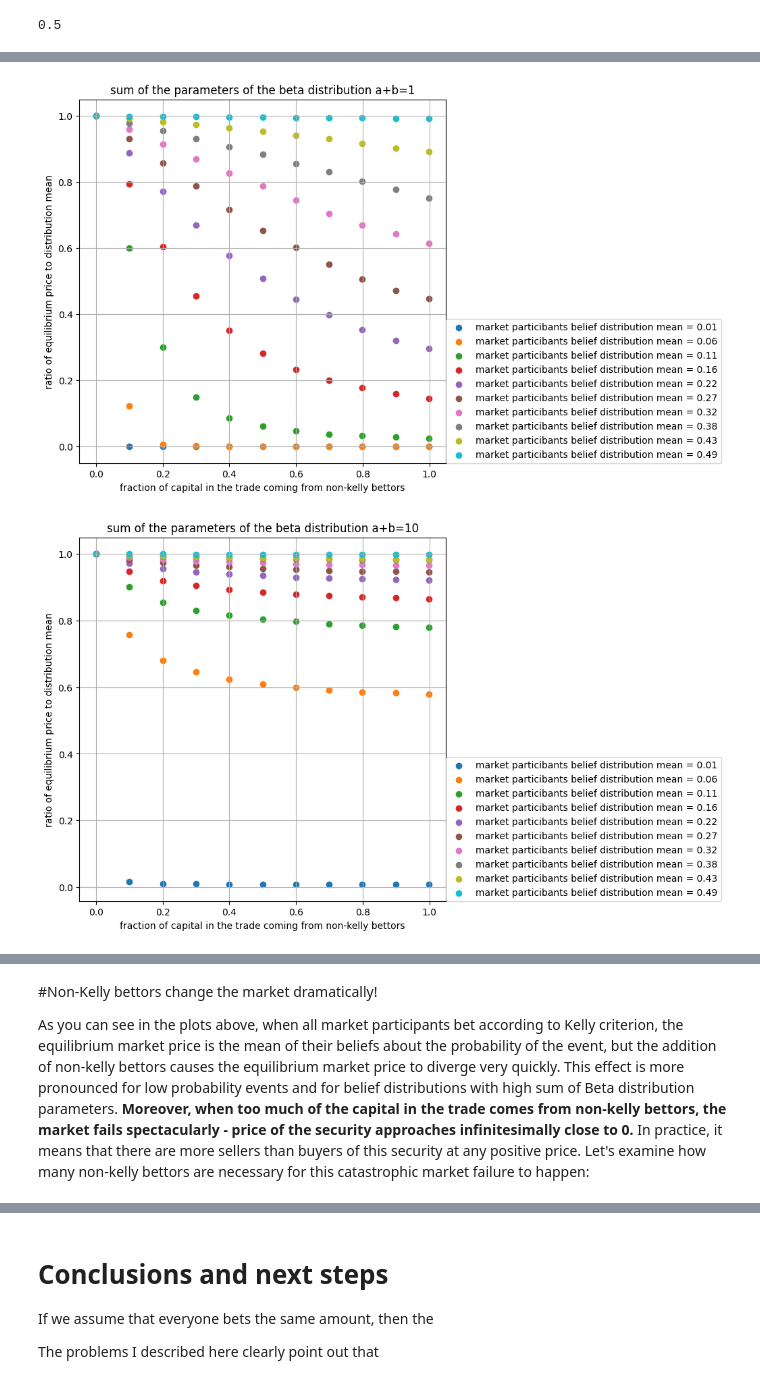
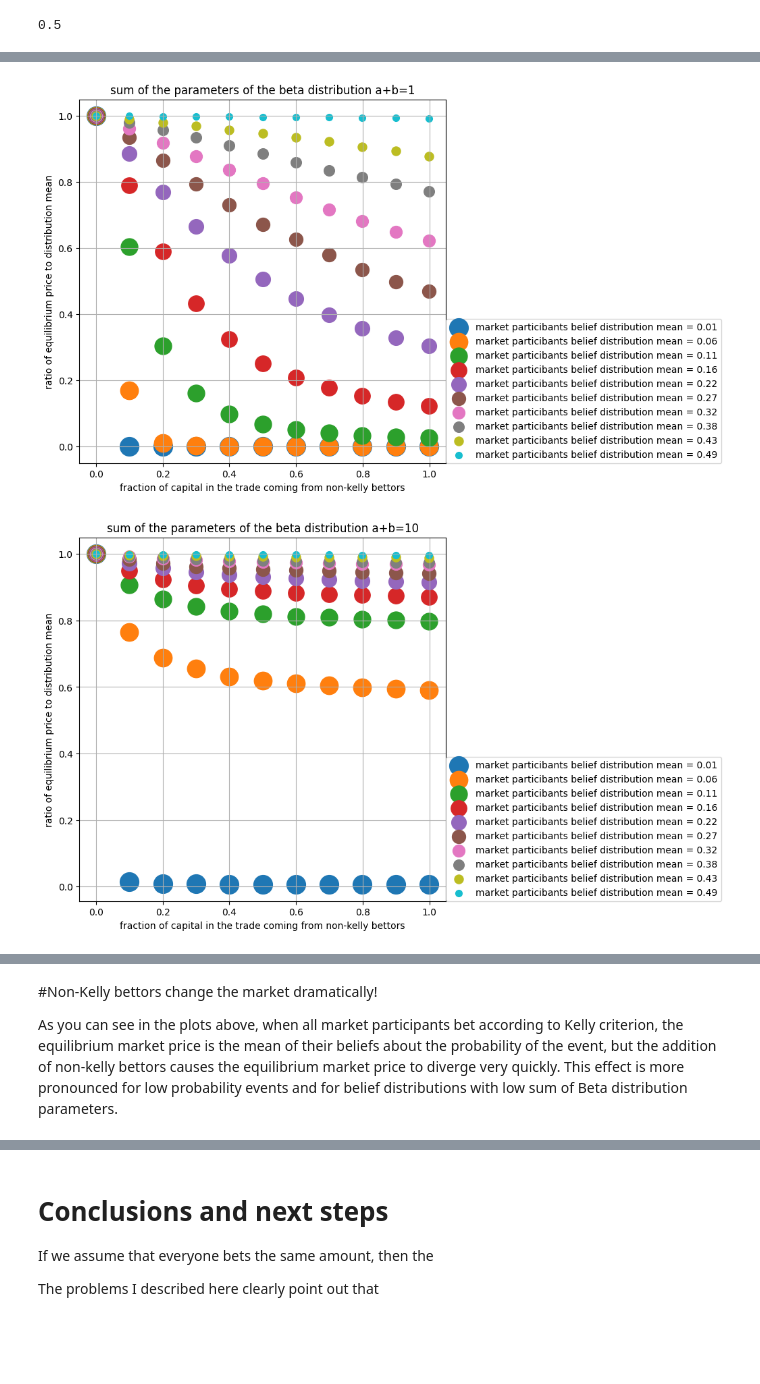
Before and after one commit to mariuszknowak-experiments/binary-option-market-public, a Jupyter notebook: Binary_option_market_equilibrium.ipynb, the cells around one changed output, grey strips where cells are left out. Saved outputs shown, nothing was run; the diff lists cells and outputs as text; code cells hidden in the pictures; blank space fills up the shorter version.

```diff
--- a/Binary_option_market_equilibrium.ipynb
+++ b/Binary_option_market_equilibrium.ipynb
@@ -216,9 +203,9 @@ pd.DataFrame(non_kelly_only_list)[['beta_params','kelly','non_kelly','equilibriu
 for key in  super_result_dict.keys():
   plt.figure(figsize=(7,7))
   plt.title("sum of the parameters of the beta distribution a+b="+str(key))
-  for key2 in super_result_dict[key].keys():
+  for i,key2 in enumerate(super_result_dict[key].keys()):
     super_result_dict[key][key2]=pd.DataFrame(super_result_dict[key][key2])
-    plt.scatter(super_result_dict[key][key2]['non_kelly'],super_result_dict[key][key2]['equilibrium_price'],label='market particibants belief distribution mean = '+str(key2[0]/(key2[0]+key2[1]))[:4])
+    plt.scatter(super_result_dict[key][key2]['non_kelly'],super_result_dict[key][key2]['equilibrium_price'],s=400-39*i,label='market particibants belief distribution mean = '+str(key2[0]/(key2[0]+key2[1]))[:4])
   plt.legend(loc=(1,0))
   plt.xlabel('fraction of capital in the trade coming from non-kelly bettors')
   plt.ylabel('equilibrium price')
@@ -232,16 +224,16 @@ for key in  super_result_dict.keys():
 # %%
 for key in  super_result_dict.keys():
   plt.figure(figsize=(7,7))
   plt.title("sum of the parameters of the beta distribution a+b="+str(key))
-  for key2 in super_result_dict[key].keys():
+  for i,key2 in enumerate(super_result_dict[key].keys()):
     super_result_dict[key][key2]=pd.DataFrame(super_result_dict[key][key2])
-    plt.scatter(super_result_dict[key][key2]['non_kelly'],super_result_dict[key][key2]['equilibrium_price']/super_result_dict[key][key2]['mean'],label='market particibants belief distribution mean = '+str(key2[0]/(key2[0]+key2[1]))[:4])
+    plt.scatter(super_result_dict[key][key2]['non_kelly'],super_result_dict[key][key2]['equilibrium_price']/super_result_dict[key][key2]['mean'],s=400-39*i,label='market particibants belief distribution mean = '+str(key2[0]/(key2[0]+key2[1]))[:4])
   plt.legend(loc=(1,0))
   plt.xlabel('fraction of capital in the trade coming from non-kelly bettors')
   plt.ylabel('ratio of equilibrium price to distribution mean')
   plt.grid()
   plt.show()
   print('\n\n')
 # %% [output]
-[figure, old version]
+[figure, new version]
-[figure, old version]
+[figure, new version]
@@ -249,6 +241,4 @@ for key in  super_result_dict.keys():
 # %% [markdown]
 #Non-Kelly bettors change the market dramatically!
 
-As you can see in the plots above, when all market participants bet according to Kelly criterion, the equilibrium market price is the mean of their beliefs about the probability of the event, but the addition of non-kelly bettors causes the equilibrium market price to diverge very quickly. This effect is more pronounced for low probability events and for belief distributions with high sum of Beta distribution  parameters.
-**Moreover, when too much of the capital in the trade comes from non-kelly bettors, the market fails spectacularly - price of the security approaches infinitesimally close to 0.** In practice, it means that there are more sellers than buyers of this security at any positive price.
-Let's examine how many non-kelly bettors are necessary for this catastrophic market failure to happen:
+As you can see in the plots above, when all market participants bet according to Kelly criterion, the equilibrium market price is the mean of their beliefs about the probability of the event, but the addition of non-kelly bettors causes the equilibrium market price to diverge very quickly. This effect is more pronounced for low probability events and for belief distributions with low sum of Beta distribution  parameters.
```
Also changed, not shown: parts of 17 cells of this notebook.
